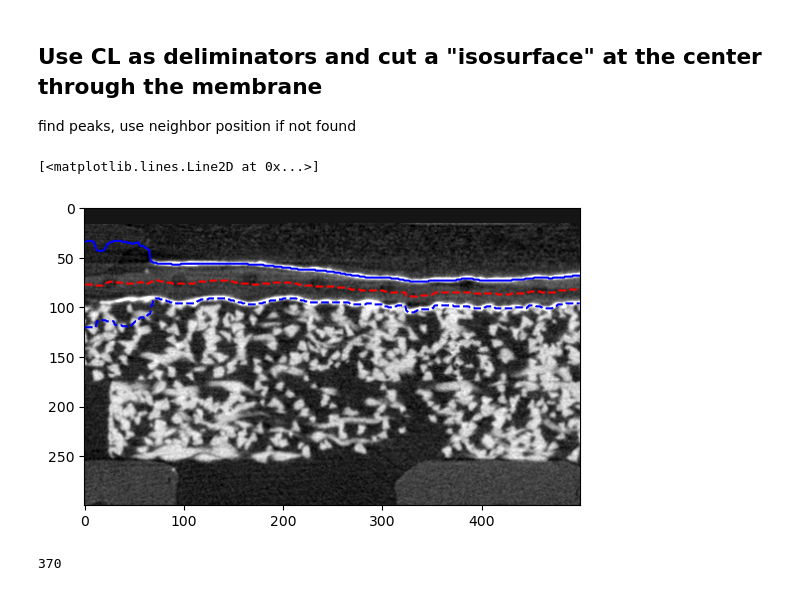
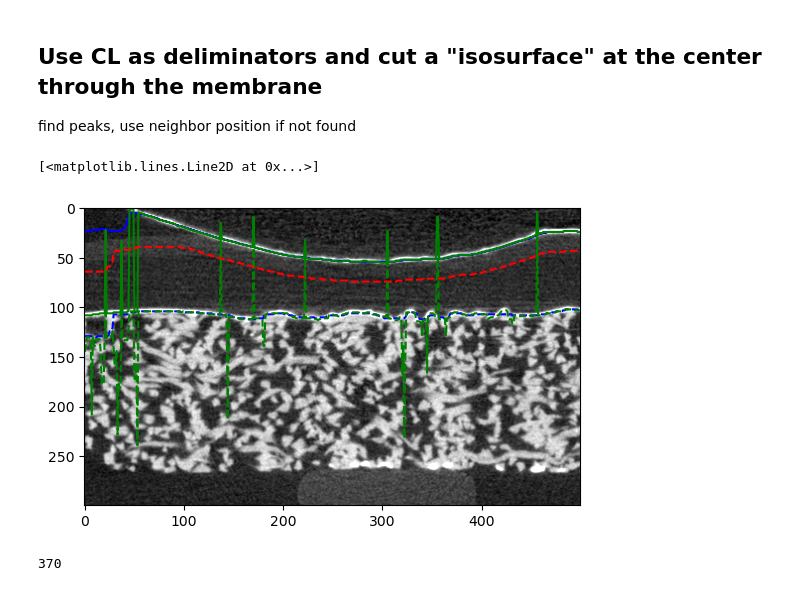
Before and after one commit to Pescatore23/coely_postmortem, a Jupyter notebook: 99_testing.ipynb, the cells around one changed output. Cells and saved outputs as stored; diff of their text form; code cells hidden in the pictures.

```diff
--- a/99_testing.ipynb
+++ b/99_testing.ipynb
@@ -117,12 +117,12 @@ import numpy as np
 # %%
 import scipy.ndimage
 # %%
-im = skimage.io.imread('/mnt/nas_nanotomData/CT_Data_PSI/FR54/2023_COELY_postmortem/C_series/C_1/C_1_postop_2_registered.tif')[100:1100,50:550,:]
+im = skimage.io.imread('/mnt/nas_nanotomData/CT_Data_PSI/FR54/2023_COELY_postmortem/D_series/D_1/D_1_postop_2_registered.tif')[100:1100,50:550,:]
 # %%
 a = 400
 b = 370
 # %%
-def search_crude_CL(im , offset=40):
+def search_crude_CL(im , offset=0):
     med = np.median(im)
     shp = im.shape
     CL = np.zeros((shp[0],shp[1],2), dtype = int)
@@ -222,6 +222,7 @@ def cut_through_membrane_center(im, ser, sample):
 CL = search_crude_CL(im)
 # %%
 second_it = True
+commercial = False
 CL0 = CL[:,:,0].copy() #CCL ?!
 CL1 = CL[:,:,1].copy() #ACL ?!
 
@@ -254,11 +255,21 @@ CL1 = sp.ndimage.median_filter(CL1, size = 10)
 # diff[diff<10] = meddiff
 # diff[diff>60]  = meddiff
 
-IFcoords = np.uint16((CL1+CL0)/2)
-coordmed = np.median(IFcoords)
-IFcoords[IFcoords>100] = coordmed
-IFcoords[IFcoords<10] = coordmed
+if not commercial:
+     IFcoords = np.uint16(CL1-65)
+     mask = mask = CL0+20>IFcoords
+     IFcoords[mask] = np.uint16(CL0[mask]+20)
+     coordmed = np.median(IFcoords)
+     IFcoords[IFcoords>200] = coordmed
+     IFcoords[IFcoords<10] = coordmed
+
+else:
+     IFcoords = np.uint16((CL1+CL0)/2)
+     coordmed = np.median(IFcoords)
+     IFcoords[IFcoords>80] = coordmed
+     IFcoords[IFcoords<30] = coordmed
 IFcoords = sp.ndimage.median_filter(IFcoords, size = 10)
+
 
 CL1[CL1<coordmed] = medCL1
 
@@ -290,10 +301,21 @@ if second_it:
     # diff[diff<10] = meddiff
     # diff[diff>60]  = meddiff
 
-    IFcoords = np.uint16((CL1+CL0)/2)
-    coordmed = np.median(IFcoords)
-    IFcoords[IFcoords>100] = coordmed
-    IFcoords[IFcoords<10] = coordmed
+    if not commercial:
+         IFcoords = np.uint16(CL1-65)
+         mask = mask = CL0+20>IFcoords
+         IFcoords[mask] = np.uint16(CL0[mask]+20)
+         coordmed = np.median(IFcoords)
+         IFcoords[IFcoords>200] = coordmed
+         IFcoords[IFcoords<10] = coordmed
+
+         # print(ser, sample, medcoord)
+
+    else:
+         IFcoords = np.uint16((CL1+CL0)/2)
+         coordmed = np.median(IFcoords)
+         IFcoords[IFcoords>80] = coordmed
+         IFcoords[IFcoords<30] = coordmed
     IFcoords = sp.ndimage.median_filter(IFcoords, size = 10)
 # %%
 # IFcoords = find_center_surface(CL, 'D', '2')
@@ -305,21 +327,23 @@ vmax = 0.3144*2
 # %%
 sl = 820
 plt.imshow(np.transpose(im[sl,:,:], (1,0)), 'gray', vmin=vmin, vmax=vmax)
 plt.plot(CL0[sl,:], 'b')
 plt.plot(CL1[sl,:], 'b--')
+plt.plot(CL[sl,:,0], 'g')
+plt.plot(CL[sl,:,1], 'g--')
 plt.plot(IFcoords[sl,:], 'r--')
 # for ax in axs:
 #     ax.axis('off')
 #     scalebar = AnchoredSizeBar(ax.transData,
 #                        200/3, '200 $\mu m$', 'lower right',
 #                        pad=0.5,
 #                        color='black',
 #                        frameon=True,
 #                        size_vertical=10)
 #     ax.add_artist(scalebar)
 # %% [output]
 [<matplotlib.lines.Line2D at 0x...>]
-[figure, old version]
+[figure, new version]
 # %%
 b
 # %% [output]
```
Also changed, not shown: 1 other file.
